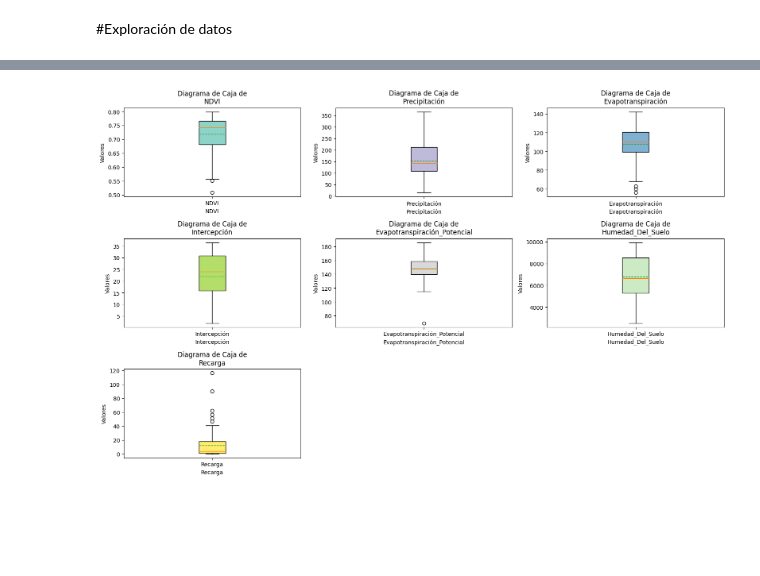
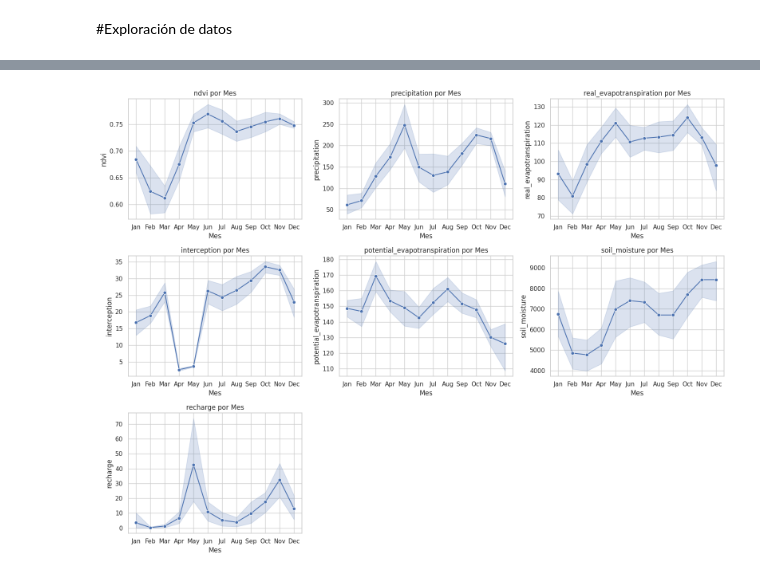
Before and after one commit to emarevalog/Data_Science_Forecast_NDVI_Project, a Jupyter notebook: Exploración_estadística.ipynb, the cells around one changed output, grey strips where cells are left out. Drawn from its saved outputs; the diff is of its cells as text; code cells hidden in the pictures; blank space fills up the shorter version.

```diff
--- a/Exploración_estadística.ipynb
+++ b/Exploración_estadística.ipynb
@@ -120,27 +139,19 @@ plt.show()
 # %%
-import matplotlib.pyplot as plt
+# Gráficos de dispersión
+x = 'ndvi'
+y_variables = ['precipitation', 'real_evapotranspiration','interception', 'potential_evapotranspiration', 'soil_moisture','recharge']
 
-# Variables
-x = 'NDVI'
-y_variables = ['Precipitación', 'Evapotranspiración', 'Intercepción', 'Evapotranspiración_Potencial', 'Humedad_Del_Suelo', 'Recarga']
-
-# Configura el tamaño de la figura
-plt.figure(figsize=(16, 6))
-
-# Utiliza una paleta de colores
+plt.figure(figsize=(16, 10))
 palette = sns.color_palette('hsv', len(y_variables))
 
-# Crea subtramas para los gráficos de dispersión
 for i, (y, color) in enumerate(zip(y_variables, palette), 1):
     plt.subplot(2, 3, i)
-    plt.scatter(df[x], df[y], alpha=0.5, color=color)
+    sns.regplot(x=x, y=y, data=df, scatter_kws={"alpha": 0.4}, line_kws={"color": "r", "alpha": 0.7})
     plt.title(f'{x} vs\n {y}')
     plt.xlabel(x)
     plt.ylabel(y)
 
-# Ajusta el espaciado entre los gráficos
 plt.tight_layout()
 
-# Muestra los gráficos de dispersión
 plt.show()
 # %% [output]
@@ -148,33 +159,32 @@ plt.show()
 # %%
-import matplotlib.pyplot as plt
-import pandas as pd
+# Graficos de lineas
+df['date'] = pd.to_datetime(df['date'])
+df['Mes'] = df['date'].dt.strftime('%b')
 
-x = ['NDVI', 'Precipitación', 'Evapotranspiración', 'Intercepción',
-     'Evapotranspiración_Potencial', 'Humedad_Del_Suelo', 'Recarga']
+variables = ['ndvi', 'precipitation', 'real_evapotranspiration', 'interception',
+             'potential_evapotranspiration', 'soil_moisture', 'recharge']
 
-# Cambia a la paleta de colores "Set3"
-colors = plt.cm.Set3(np.linspace(0, 1, len(x)))
 
-fig, axes = plt.subplots(3, 3, figsize=(16, 10))
+sns.set(style="whitegrid")
+fig, axes = plt.subplots(3, 3, figsize=(16, 12))
 
-for i, variable in enumerate(x):
+for i, variable in enumerate(variables):
     row = i // 3
     col = i % 3
     ax = axes[row, col]
 
-    # Crear un diagrama de caja vertical para la variable
-    ax.boxplot(df[variable], vert=True, labels=[variable], showmeans=True, meanline=True, patch_artist=True,
-               boxprops=dict(facecolor=colors[i], color='black'))
+    # Gráfico de línea
+    sns.lineplot(data=df, x='Mes', y=variable, ax=ax, marker='o')
 
-    ax.set_title(f'Diagrama de Caja de\n{variable}', y=1.01)  # Ajusta el valor de y para separar el título
-    ax.set_xlabel(variable)
-    ax.set_ylabel('Valores')
+    ax.set_title(f'{variable} por Mes')
+    ax.set_xlabel('Mes')
+    ax.set_ylabel(variable)
 
 # Elimina cualquier eje no utilizado
-for i in range(len(x), 3*3):
+for i in range(len(variables), 9):
     fig.delaxes(axes[i // 3, i % 3])
 
 plt.tight_layout()
 plt.show()
 # %% [output]
-[figure, old version]
+[figure, new version]
```
Also changed, not shown: parts of 14 cells of this notebook, 4 other files.
